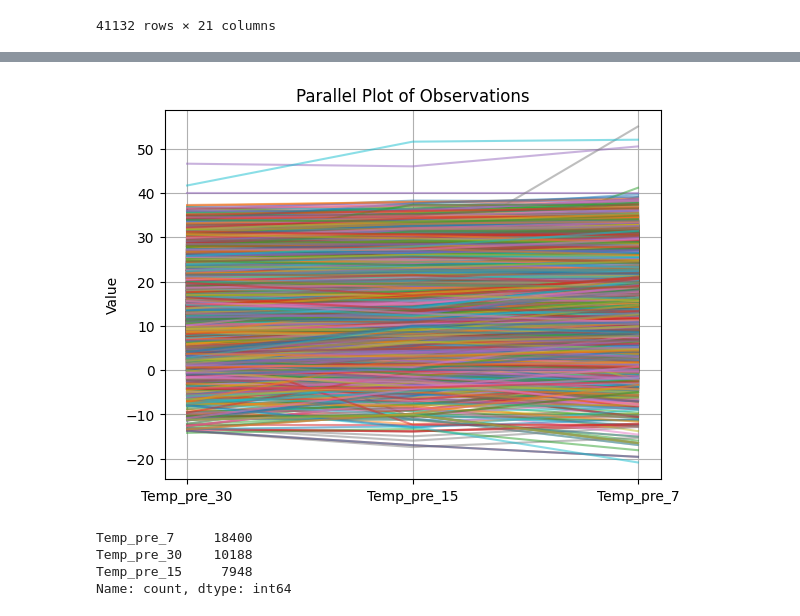
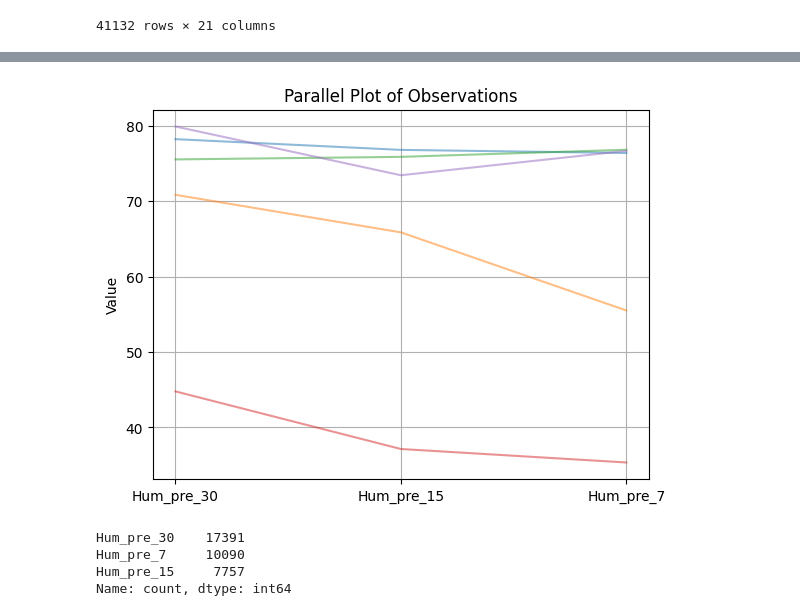
Before and after one commit to leonkriesmair/BigDataProject, a Jupyter notebook: notebooks/data_cleaning.ipynb, the cells around one changed output, grey strips where cells are left out. Saved outputs shown, nothing was run; the diff lists cells and outputs as text; code cells hidden in the pictures.

```diff
--- a/notebooks/data_cleaning.ipynb
+++ b/notebooks/data_cleaning.ipynb
@@ -207,17 +207,26 @@ def replace_missing_grouped_mean(df, group_list):
                 break
             elif sum(id_zeros) == 0:
                 continue
-            else:
+            elif id_zeros[1]:
                 avg_nonzero = np.sum(values)/(len(values)-np.sum(id_zeros))
                 values = [avg_nonzero if x == 0 else x for x in values]
                 #update df_2 with new values
                 df_copy.at[i, o[0]] = values[0]
                 df_copy.at[i, o[1]] = values[1]
                 df_copy.at[i, o[2]] = values[2]
+            else:
+                # if last value is 0, build trend from first two
+                if id_zeros[2]:
+                    trend = values[1]-values[0]
+                    df_copy.at[i,o[2]] = values[1] + trend
+                else:
+                    trend = values[1]-values[2]
+                    df_copy.at[i,o[0]] = values[1] + trend
 
     return df_copy
 
-df_3 = replace_missing_grouped_mean(df_2, weather_list).head()
+df_3 = replace_missing_grouped_mean(df_2, weather_list)
+df_3
 # %% [output]
 |  | fire_size | fire_size_class | latitude | longitude | discovery_month | disc_pre_year | Vegetation | ... |
 | 0 | 10.0 | C | 18.105072 | -66.753044 | Feb | 2007 | 12 | ... |
@@ -288,23 +253,23 @@ df_test
 # %%
 
-df_test = df_2[df_2[temps].ne(0).all(axis=1)][temps]
+df_test = df_3[df_3[hums].ne(0).all(axis=1)][hums]
 # Plot all rows where the three values are connected with a line
 for i in range(len(df_test)):
     plt.plot(df_test.columns, df_test.iloc[i], alpha=0.5)
 
 plt.ylabel("Value")
 plt.title("Parallel Plot of Observations")
 plt.grid(True)
 plt.show()
 # %% [output]
-[figure, old version]
+[figure, new version]
 # %%
 # For each row capture the index of the maximum value
 max_indices = df_test.idxmax(axis=1)
 
 max_indices.value_counts()
 # %% [output]
-Temp_pre_7     18400
-Temp_pre_30    10188
-Temp_pre_15     7948
+Hum_pre_30    17391
+Hum_pre_7     10090
+Hum_pre_15     7757
 Name: count, dtype: int64
```
Also changed, not shown: parts of 5 cells of this notebook, 2 other files.
